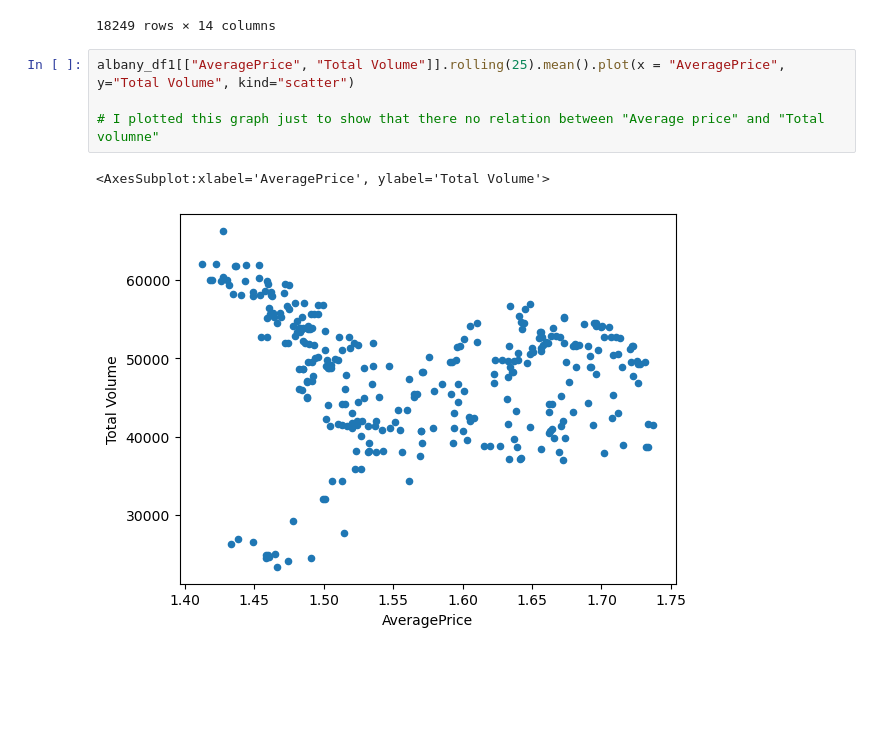
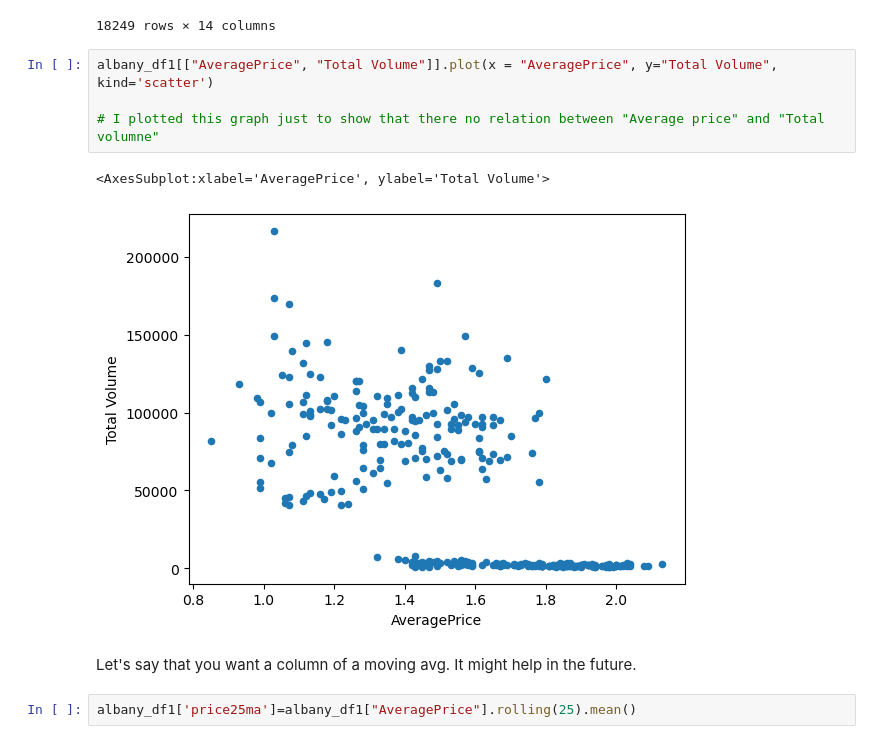
Before and after one commit to SiddheshDaphane/Avocado_price_data_analysis, a Jupyter notebook: Avocado_price.ipynb, the cells around one changed output. Saved outputs shown, nothing was run; the diff lists cells and outputs as text; blank space fills up the shorter version.

Commit message:
Avocado Price Data Analysis

```diff
--- a/Avocado_price.ipynb
+++ b/Avocado_price.ipynb
@@ -297,9 +297,13 @@ df
 | 18248 | 11 | 2018-01-07 | 1.62 | 17489.58 | 2894.77 | 2356.13 | 224.53 | 12014.15 | 11988.14 | ... |
 18249 rows × 14 columns
 # %%
-albany_df1[["AveragePrice", "Total Volume"]].rolling(25).mean().plot(x = "AveragePrice", y="Total Volume", kind="scatter")
+albany_df1[["AveragePrice", "Total Volume"]].plot(x = "AveragePrice", y="Total Volume", kind='scatter')
 
 # I plotted this graph just to show that there no relation between "Average price" and "Total volumne"
 # %% [output]
 <AxesSubplot:xlabel='AveragePrice', ylabel='Total Volume'>
-[figure, old version]
+[figure, new version]
+# %% [markdown]
+Let's say that you want a column of a moving avg. It might help in the future.
+# %%
+albany_df1['price25ma']=albany_df1["AveragePrice"].rolling(25).mean()
```
Also changed, not shown: parts of 11 cells of this notebook.
